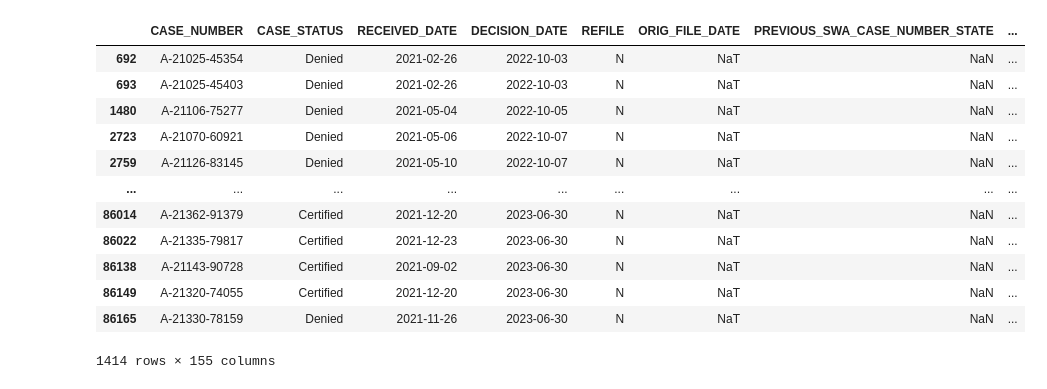
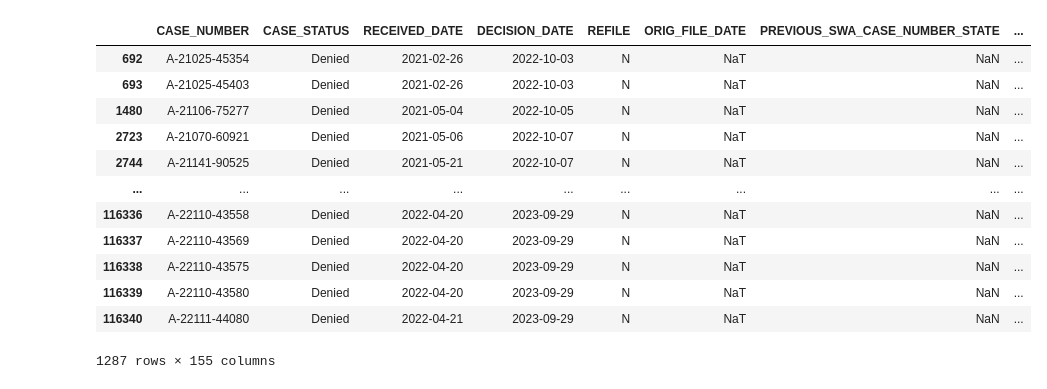
Before and after one commit to baslia/perm_analysis, a Jupyter notebook: appeal_analysis.ipynb, the cells around one changed output. Cells and saved outputs as stored; diff of their text form; code cells hidden in the pictures.

```diff
--- a/appeal_analysis.ipynb
+++ b/appeal_analysis.ipynb
@@ -4,32 +4,32 @@ import matplotlib.pyplot as plt
 import seaborn as sns
 # %%
 # Import data
-data_url = 'https://www.dol.gov/sites/dolgov/files/ETA/oflc/pdfs/PERM_Disclosure_Data_FY2023_Q3.xlsx'
+data_url = 'https://www.dol.gov/sites/dolgov/files/ETA/oflc/pdfs/PERM_Disclosure_Data_FY2023_Q4.xlsx'
 df = pd.read_excel(data_url)
 # %%
 # Add extra data
 df['DECISION_TIME'] = df['DECISION_DATE'] - df['RECEIVED_DATE']
 # %%
 # Filter the appeal case, assuming that the audit case is the case that has a decision time of more than 365 days
-days_audit = 513
+days_audit = 496
 df_audit = df[df['DECISION_TIME'] > pd.Timedelta(days=days_audit)]
-df_audit = df_audit[df_audit['DECISION_TIME'] < pd.Timedelta(days=1000)]
+df_audit = df_audit[df_audit['DECISION_TIME'] < pd.Timedelta(days=days_audit*1.5)]
 df_audit = df_audit[~df_audit['CASE_STATUS'].isin(['Certified-Expired', 'Withdrawn'])]
 df_audit
 # %% [output]
 |  | CASE_NUMBER | CASE_STATUS | RECEIVED_DATE | DECISION_DATE | REFILE | ORIG_FILE_DATE | PREVIOUS_SWA_CASE_NUMBER_STATE | ... |
 | 692 | A-21025-45354 | Denied | 2021-02-26 | 2022-10-03 | N | NaT | NaN | ... |
 | 693 | A-21025-45403 | Denied | 2021-02-26 | 2022-10-03 | N | NaT | NaN | ... |
 | 1480 | A-21106-75277 | Denied | 2021-05-04 | 2022-10-05 | N | NaT | NaN | ... |
 | 2723 | A-21070-60921 | Denied | 2021-05-06 | 2022-10-07 | N | NaT | NaN | ... |
-| 2759 | A-21126-83145 | Denied | 2021-05-10 | 2022-10-07 | N | NaT | NaN | ... |
+| 2744 | A-21141-90525 | Denied | 2021-05-21 | 2022-10-07 | N | NaT | NaN | ... |
 | ... | ... | ... | ... | ... | ... | ... | ... | ... |
-| 86014 | A-21362-91379 | Certified | 2021-12-20 | 2023-06-30 | N | NaT | NaN | ... |
-| 86022 | A-21335-79817 | Certified | 2021-12-23 | 2023-06-30 | N | NaT | NaN | ... |
-| 86138 | A-21143-90728 | Certified | 2021-09-02 | 2023-06-30 | N | NaT | NaN | ... |
-| 86149 | A-21320-74055 | Certified | 2021-12-20 | 2023-06-30 | N | NaT | NaN | ... |
-| 86165 | A-21330-78159 | Denied | 2021-11-26 | 2023-06-30 | N | NaT | NaN | ... |
+| 116336 | A-22110-43558 | Denied | 2022-04-20 | 2023-09-29 | N | NaT | NaN | ... |
+| 116337 | A-22110-43569 | Denied | 2022-04-20 | 2023-09-29 | N | NaT | NaN | ... |
+| 116338 | A-22110-43575 | Denied | 2022-04-20 | 2023-09-29 | N | NaT | NaN | ... |
+| 116339 | A-22110-43580 | Denied | 2022-04-20 | 2023-09-29 | N | NaT | NaN | ... |
+| 116340 | A-22111-44080 | Denied | 2022-04-21 | 2023-09-29 | N | NaT | NaN | ... |
-1414 rows × 155 columns
+1287 rows × 155 columns
 # %%
 # Visualise the histogram distribution audt decision time
 sns.set_theme(style="whitegrid")
```
Also changed, not shown: parts of 6 cells of this notebook.
